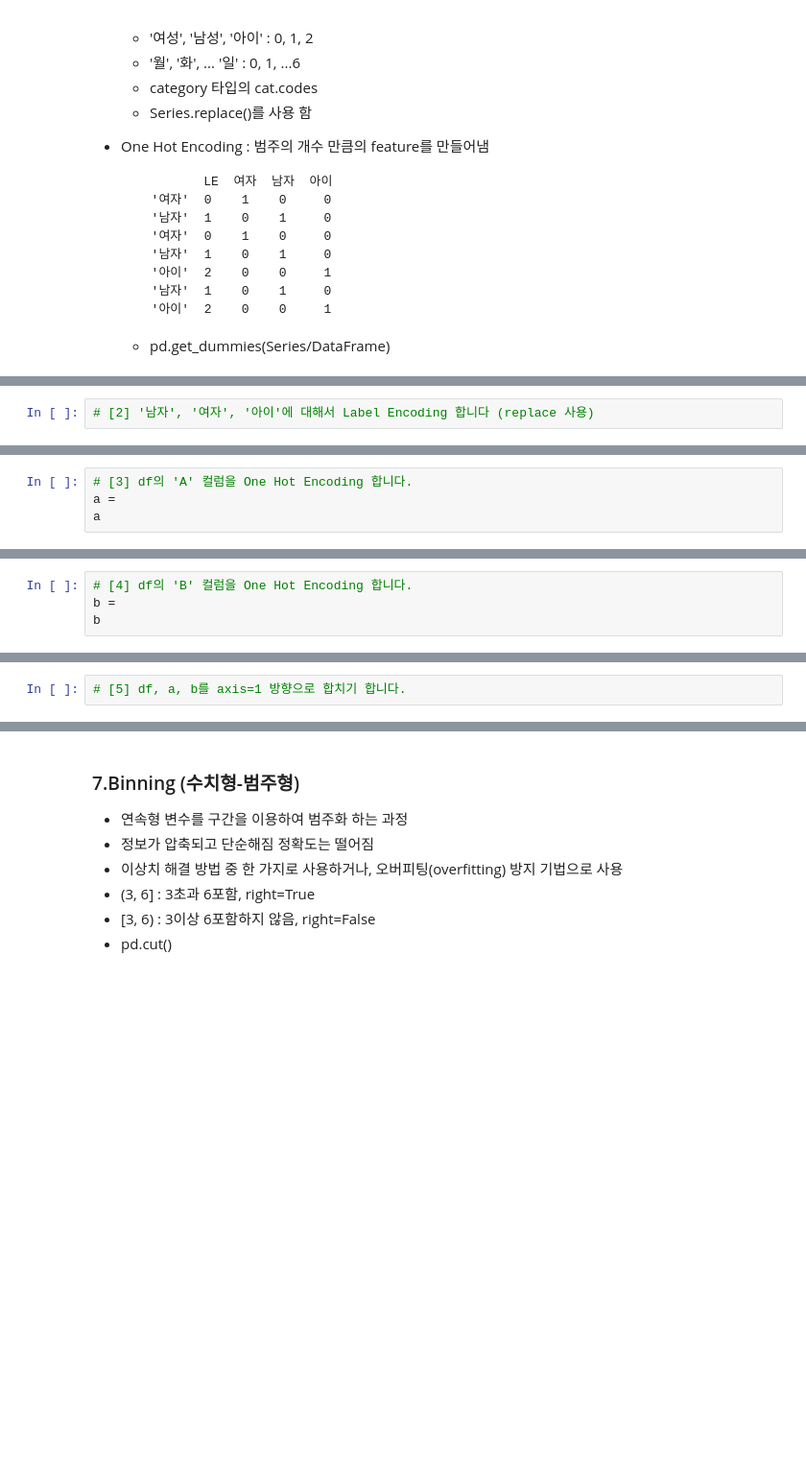
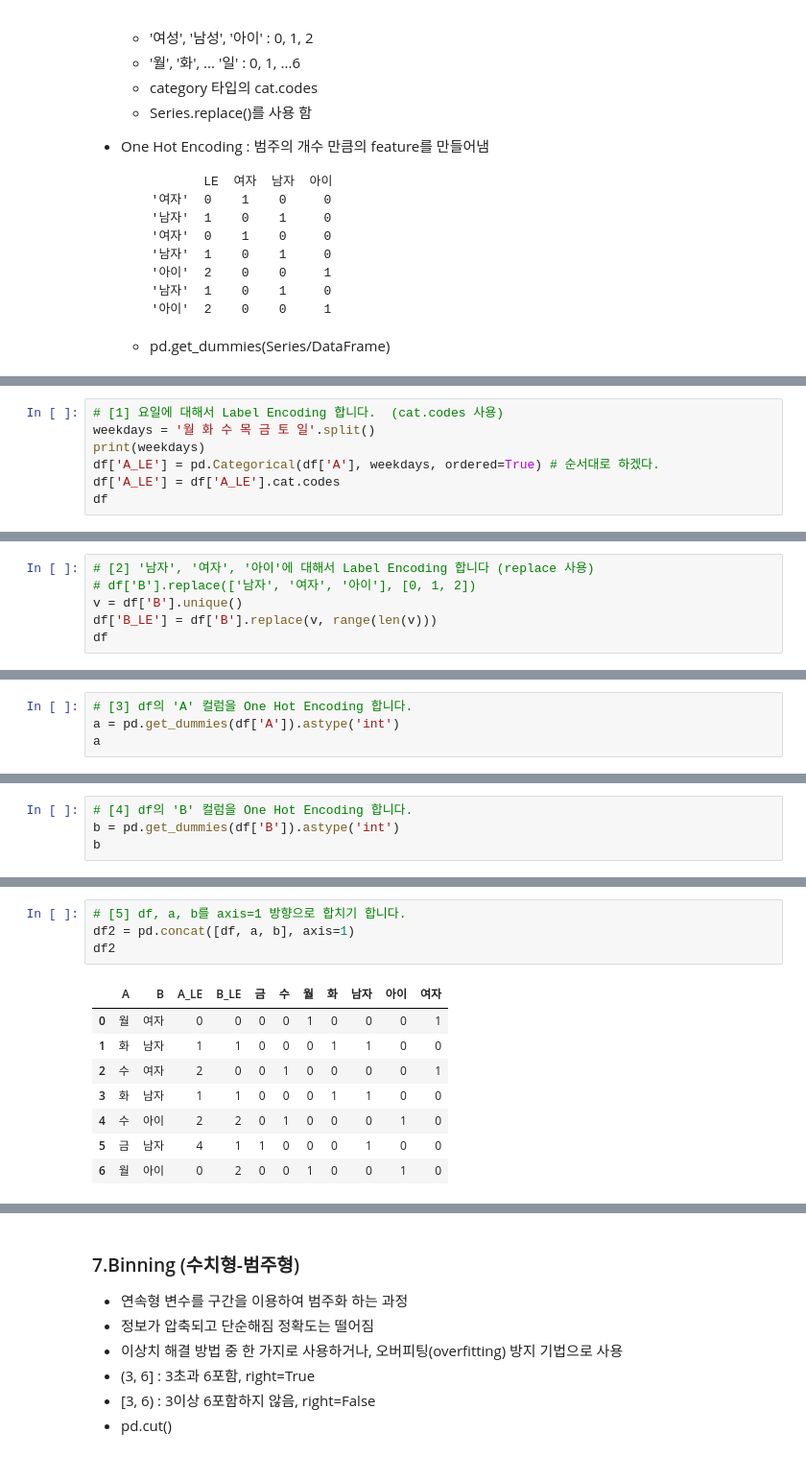
Before and after one commit to JM-world/BigData.Analysis.Article-Practical.skills, a Jupyter notebook: 1.pandas/[pandas_05]_Statistic_LAB.ipynb, the cells around one changed output, grey strips where cells are left out. Shown at 96% size. Saved outputs shown, nothing was run; the diff lists cells and outputs as text; blank space fills up the shorter version.

```diff
--- a/1.pandas/[pandas_05]_Statistic_LAB.ipynb
+++ b/1.pandas/[pandas_05]_Statistic_LAB.ipynb
@@ -385,0 +446,7 @@ df
+# %%
+# [1] 요일에 대해서 Label Encoding 합니다.  (cat.codes 사용)
+weekdays = '월 화 수 목 금 토 일'.split()
+print(weekdays)
+df['A_LE'] = pd.Categorical(df['A'], weekdays, ordered=True) # 순서대로 하겠다.
+df['A_LE'] = df['A_LE'].cat.codes
+df
@@ -386,2 +463,6 @@ df
 # %%
 # [2] '남자', '여자', '아이'에 대해서 Label Encoding 합니다 (replace 사용)
+# df['B'].replace(['남자', '여자', '아이'], [0, 1, 2])
+v = df['B'].unique()
+df['B_LE'] = df['B'].replace(v, range(len(v)))
+df
@@ -388,4 +478,4 @@ df
 # %%
 # [3] df의 'A' 컬럼을 One Hot Encoding 합니다.
-a =
+a = pd.get_dummies(df['A']).astype('int')
 a
@@ -392,4 +491,4 @@ a
 # %%
 # [4] df의 'B' 컬럼을 One Hot Encoding 합니다.
-b =
+b = pd.get_dummies(df['B']).astype('int')
 b
@@ -396,2 +504,13 @@ b
 # %%
 # [5] df, a, b를 axis=1 방향으로 합치기 합니다.
+df2 = pd.concat([df, a, b], axis=1)
+df2
+# %% [output]
+|  | A | B | A_LE | B_LE | 금 | 수 | 월 | 화 | 남자 | 아이 | 여자 |
+| 0 | 월 | 여자 | 0 | 0 | 0 | 0 | 1 | 0 | 0 | 0 | 1 |
+| 1 | 화 | 남자 | 1 | 1 | 0 | 0 | 0 | 1 | 1 | 0 | 0 |
+| 2 | 수 | 여자 | 2 | 0 | 0 | 1 | 0 | 0 | 0 | 0 | 1 |
+| 3 | 화 | 남자 | 1 | 1 | 0 | 0 | 0 | 1 | 1 | 0 | 0 |
+| 4 | 수 | 아이 | 2 | 2 | 0 | 1 | 0 | 0 | 0 | 1 | 0 |
+| 5 | 금 | 남자 | 4 | 1 | 1 | 0 | 0 | 0 | 1 | 0 | 0 |
+| 6 | 월 | 아이 | 0 | 2 | 0 | 0 | 1 | 0 | 0 | 1 | 0 |
```
Also changed, not shown: parts of 45 cells of this notebook, 4 other files.
